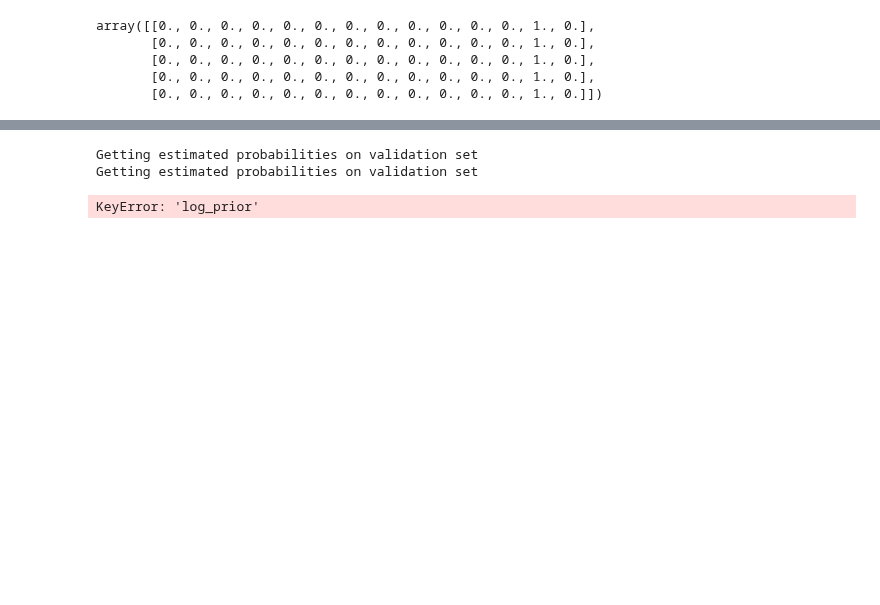
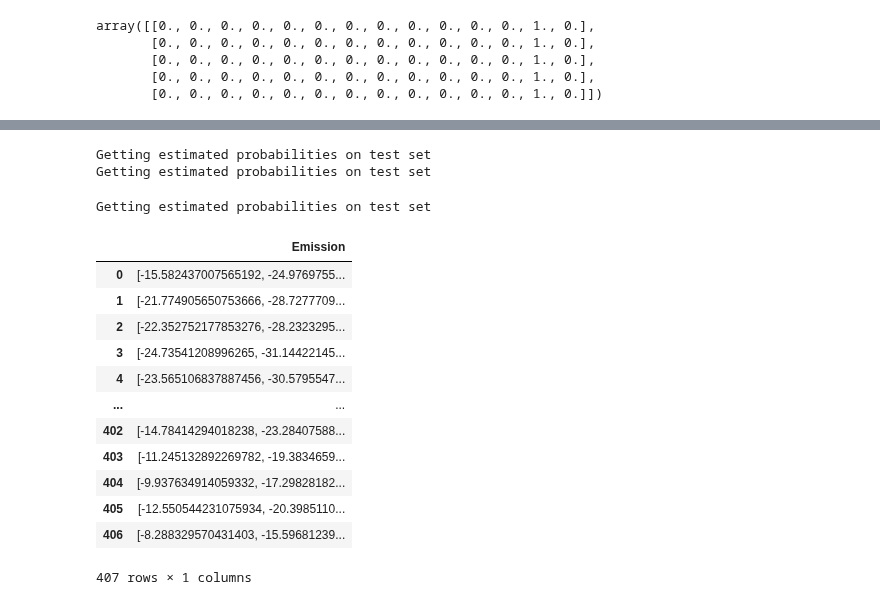
Before and after one commit to jiayan-li/keyword-spotting, a Jupyter notebook: DNN.ipynb, the cells around one changed output, grey strips where cells are left out. Saved outputs shown, nothing was run; the diff lists cells and outputs as text; code cells hidden in the pictures; blank space fills up the shorter version.

```diff
--- a/DNN.ipynb
+++ b/DNN.ipynb
@@ -190,7 +202,7 @@ display(dataset_train.__getitem__(range(5)))
          [0, 0, 0, 0, 0, 0, 0, 0, 0, 0, 0, 0, 1, 0]]))
 # %%
 # Example code to print the contents of the first few batches in loader_train
-for i, (inputs, labels) in enumerate(loader_train):
+for i, (inputs, labels) in enumerate(loader_test):
     print(f"Batch {i + 1}")
     print("Features (MFCCs) size:", inputs.size())
     print("Labels size:", labels.size())
@@ -362,15 +374,46 @@ def find_emission(loader, model):
 # %%
-estimate_prob = infer_probabilities(loader_val, model)
-emission_data = find_emission(loader_val, model)
+estimate_prob = infer_probabilities(loader_test, model)
+emission_data = find_emission(loader_test, model)
 
-prior_vector, _ = get_prob.main(log_space=False)
-
-
-
-print(estimate_prob[0][:-2]/prior_vector)
-print(emission_data[0])
-print('THERE IS A NUMERICAL ERROR. CHECK THIS.')
+prior_vector, _ = get_prob.main(rerun=False)
 # %% [output]
-Getting estimated probabilities on validation set
-Getting estimated probabilities on validation set
+Getting estimated probabilities on test set
+Getting estimated probabilities on test set
-KeyError: 'log_prior'
+# %%
+def path_to_emission(file_path_wav: str, file_path_phn: str):
+    '''
+    Given the path of a file, get the emission probabilities.
+    Args:
+        file_path: Path of the audio file as a string.
+    Returns:
+        emit: pd.dataframe
+            Emission probabilities for each frame in the audio file.
+    '''
+    df_test = mfcc_label.prepare_data(file_path_phn,file_path_wav)
+    column_str_to_numpy(df_test, 'mfcc')
+    column_str_to_numpy(df_test, 'label')
+    # Convert dataframe into a loader so that torch can work with.
+    dataset_test = CustomDataset(df_test,train=False)
+    loader_test = DataLoader(dataset_test, batch_size=1,
+                        sampler=sampler.SequentialSampler(range(len(df_test))))
+
+    emission_data = find_emission(loader_test, model)
+    return emission_data
+
+
+path_to_emission('timit/data/TRAIN/DR4/MDCD0/SX425.WAV','timit/data/TRAIN/DR4/MDCD0/SX425.PHN')
+# %% [output]
+Getting estimated probabilities on test set
+|  | Emission |
+| 0 | [-15.582437007565192, -24.9769755... |
+| 1 | [-21.774905650753666, -28.7277709... |
+| 2 | [-22.352752177853276, -28.2323295... |
+| 3 | [-24.73541208996265, -31.14422145... |
+| 4 | [-23.565106837887456, -30.5795547... |
+| ... | ... |
+| 402 | [-14.78414294018238, -23.28407588... |
+| 403 | [-11.245132892269782, -19.3834659... |
+| 404 | [-9.937634914059332, -17.29828182... |
+| 405 | [-12.550544231075934, -20.3985110... |
+| 406 | [-8.288329570431403, -15.59681239... |
+407 rows × 1 columns
```
Also changed, not shown: parts of 9 cells of this notebook, 1 other file.
